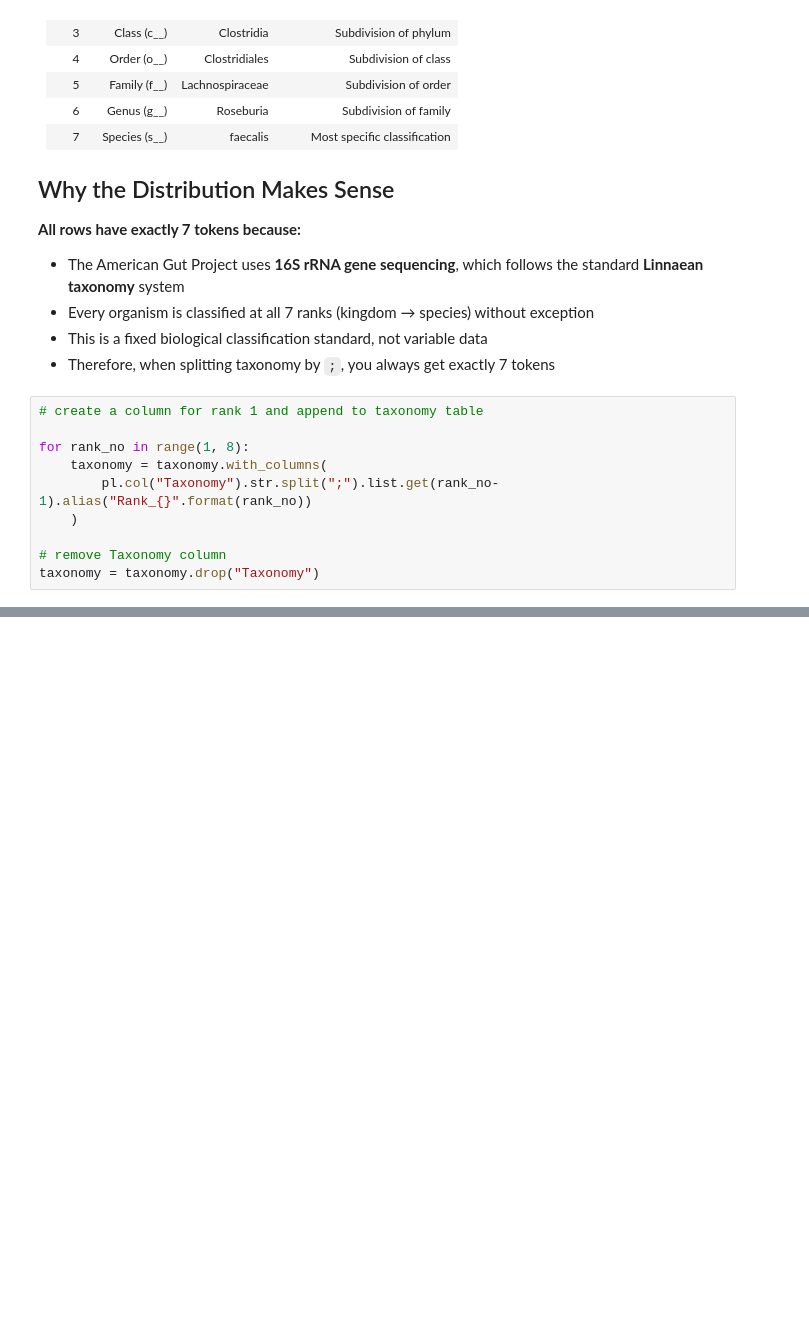
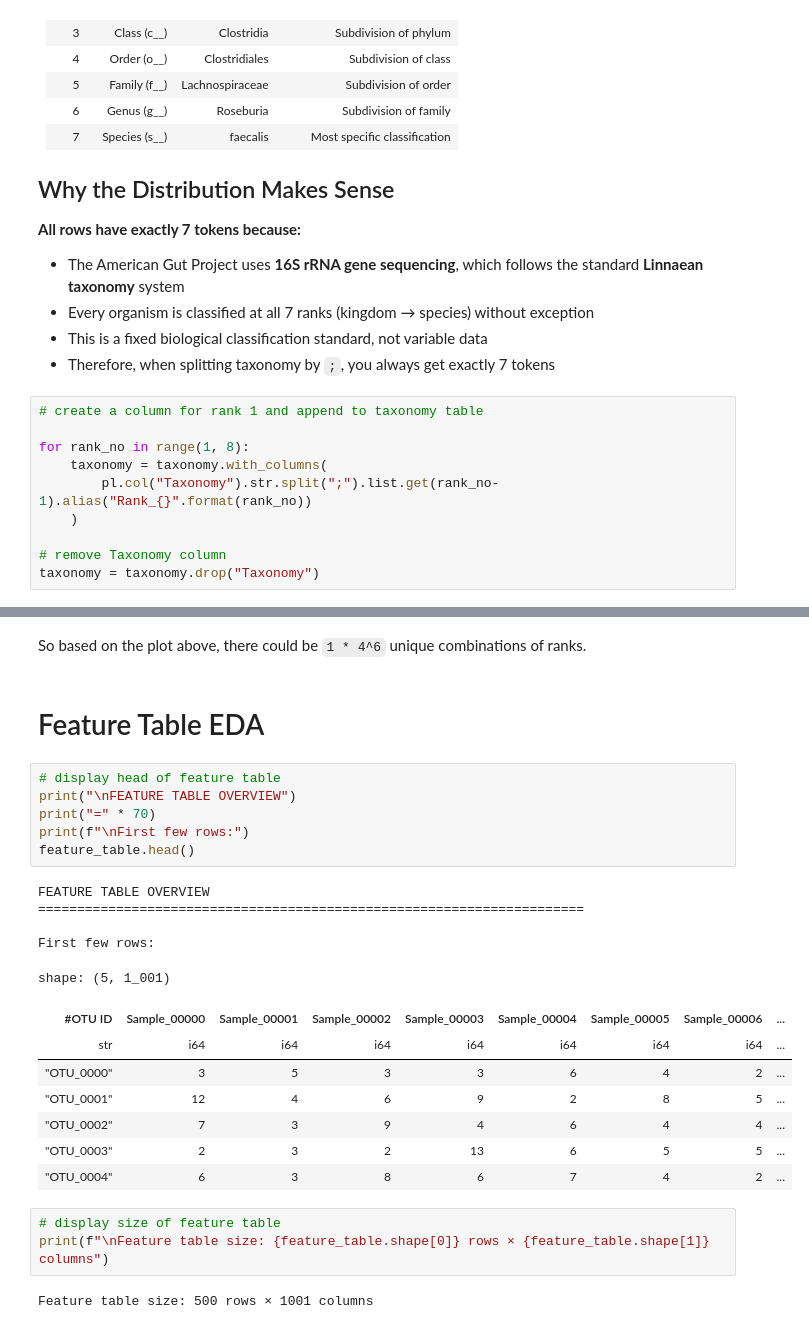
Before and after one commit to zkhechadoorian/coffee-gut-microbiome, a Jupyter notebook: notebooks/01_data_loading_qc.ipynb, the cells around one changed output, grey strips where cells are left out. Saved outputs shown, nothing was run; the diff lists cells and outputs as text; blank space fills up the shorter version.

```diff
--- a/notebooks/01_data_loading_qc.ipynb
+++ b/notebooks/01_data_loading_qc.ipynb
@@ -387,0 +443,28 @@ plt.show()
+# %% [markdown]
+So based on the plot above, there could be `1 * 4^6` unique combinations of ranks.
+# %% [markdown]
+# Feature Table EDA
+# %%
+# display head of feature table
+print("\nFEATURE TABLE OVERVIEW")
+print("=" * 70)
+print(f"\nFirst few rows:")
+feature_table.head()
+# %% [output]
+FEATURE TABLE OVERVIEW
+======================================================================
+
+First few rows:
+shape: (5, 1_001)
+| #OTU ID | Sample_00000 | Sample_00001 | Sample_00002 | Sample_00003 | Sample_00004 | Sample_00005 | Sample_00006 | ... |
+| str | i64 | i64 | i64 | i64 | i64 | i64 | i64 | ... |
+| "OTU_0000" | 3 | 5 | 3 | 3 | 6 | 4 | 2 | ... |
+| "OTU_0001" | 12 | 4 | 6 | 9 | 2 | 8 | 5 | ... |
+| "OTU_0002" | 7 | 3 | 9 | 4 | 6 | 4 | 4 | ... |
+| "OTU_0003" | 2 | 3 | 2 | 13 | 6 | 5 | 5 | ... |
+| "OTU_0004" | 6 | 3 | 8 | 6 | 7 | 4 | 2 | ... |
+# %%
+# display size of feature table
+print(f"\nFeature table size: {feature_table.shape[0]} rows × {feature_table.shape[1]} columns")
+# %% [output]
+Feature table size: 500 rows × 1001 columns
```
Also changed, not shown: parts of 17 cells of this notebook.
